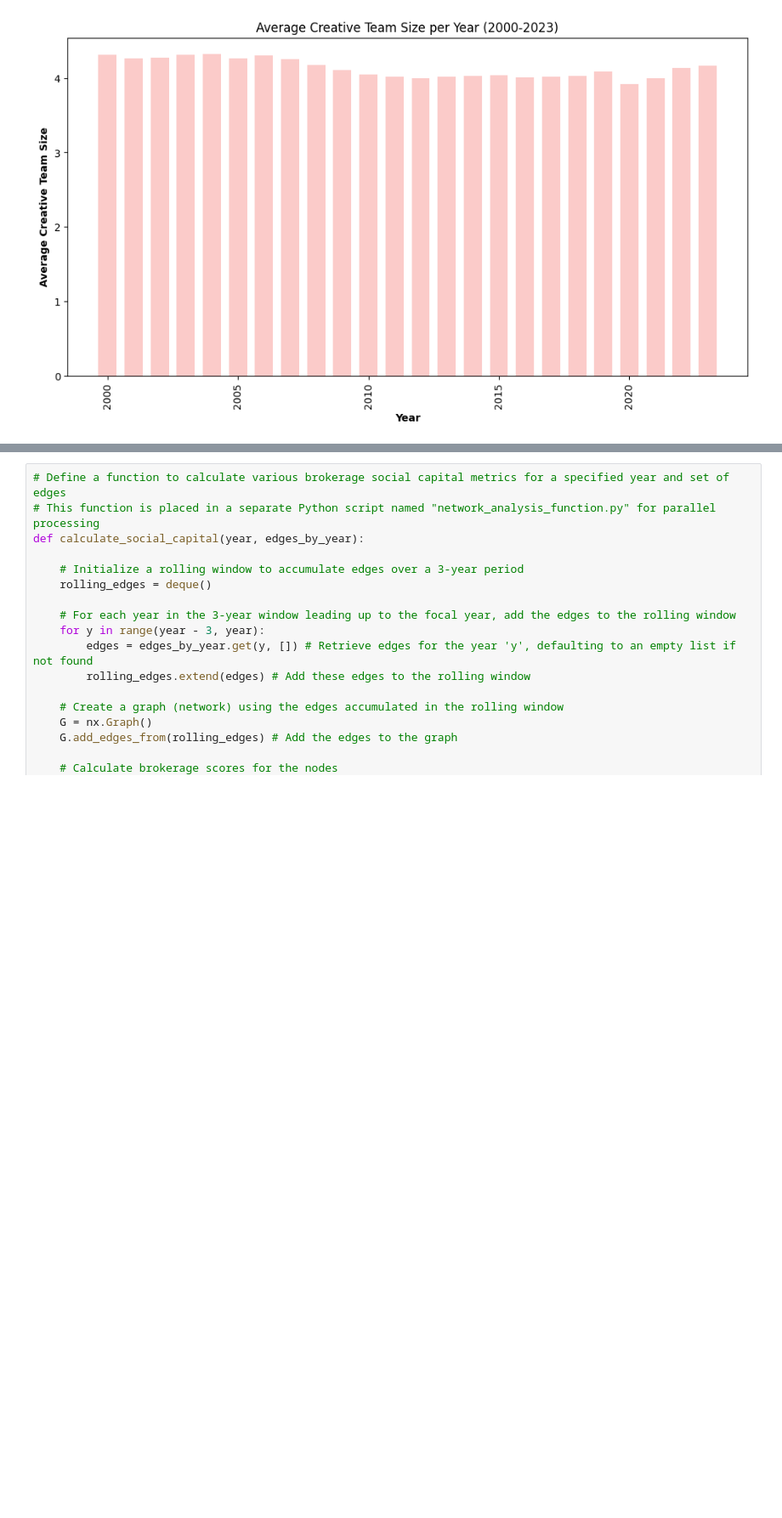
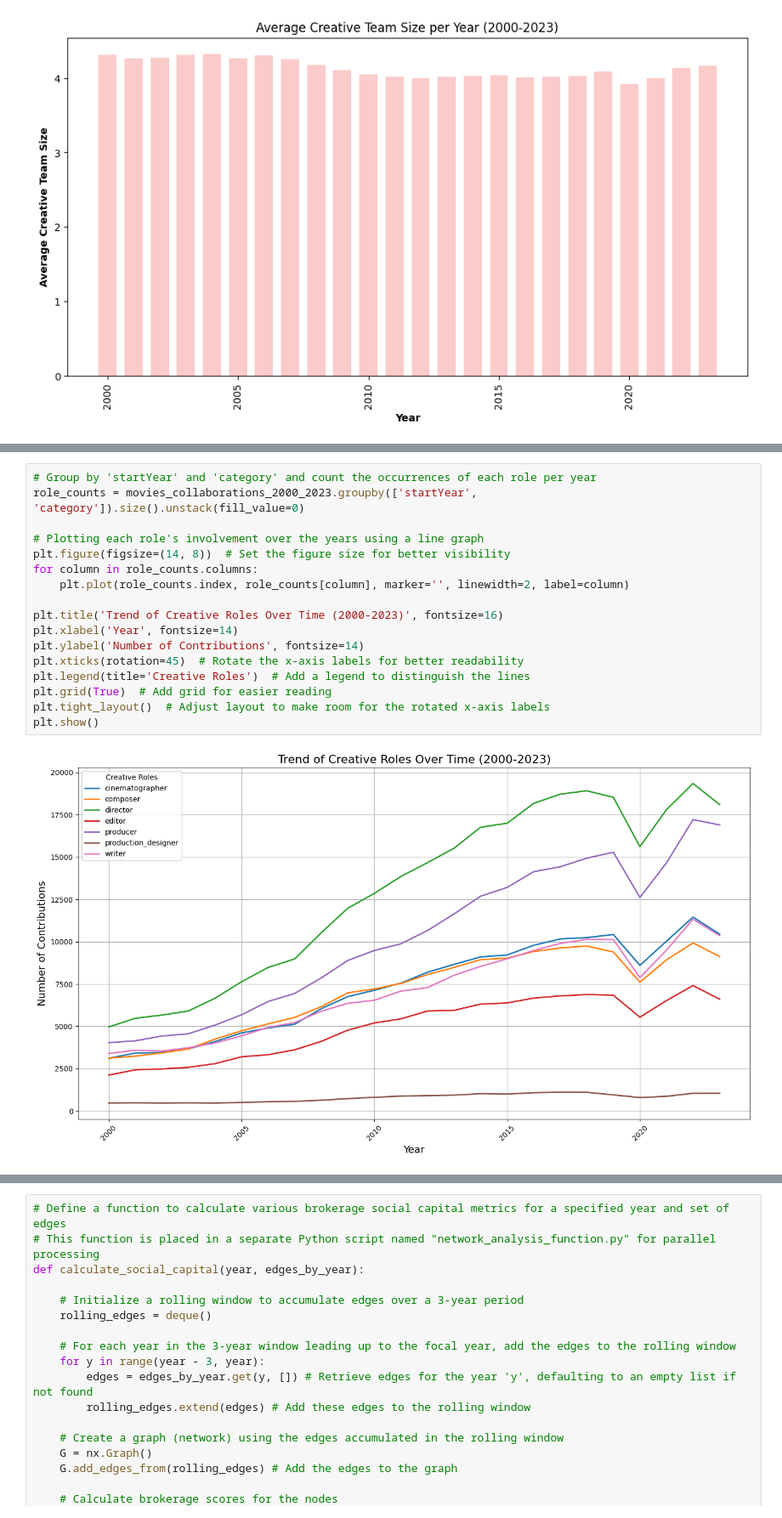
Before and after one commit to nhunguyen0901/SocialNetworks_CareerLongevity, a Jupyter notebook: Phase_2_Constructing_Filmmaker_Network.ipynb, the cells around one changed output, grey strips where cells are left out. Shown at 85% size. Drawn from its saved outputs; the diff is of its cells as text; blank space fills up the shorter version.

```diff
--- a/Phase_2_Constructing_Filmmaker_Network.ipynb
+++ b/Phase_2_Constructing_Filmmaker_Network.ipynb
@@ -283,0 +302,19 @@ We need to do these procedures 21 times to calculate social capital for every cr
+# %%
+# Group by 'startYear' and 'category' and count the occurrences of each role per year
+role_counts = movies_collaborations_2000_2023.groupby(['startYear', 'category']).size().unstack(fill_value=0)
+
+# Plotting each role's involvement over the years using a line graph
+plt.figure(figsize=(14, 8))  # Set the figure size for better visibility
+for column in role_counts.columns:
+    plt.plot(role_counts.index, role_counts[column], marker='', linewidth=2, label=column)
+
+plt.title('Trend of Creative Roles Over Time (2000-2023)', fontsize=16)
+plt.xlabel('Year', fontsize=14)
+plt.ylabel('Number of Contributions', fontsize=14)
+plt.xticks(rotation=45)  # Rotate the x-axis labels for better readability
+plt.legend(title='Creative Roles')  # Add a legend to distinguish the lines
+plt.grid(True)  # Add grid for easier reading
+plt.tight_layout()  # Adjust layout to make room for the rotated x-axis labels
+plt.show()
+# %% [output]
+[figure, added]
```
Also changed, not shown: parts of 39 cells of this notebook, 1 other file.
